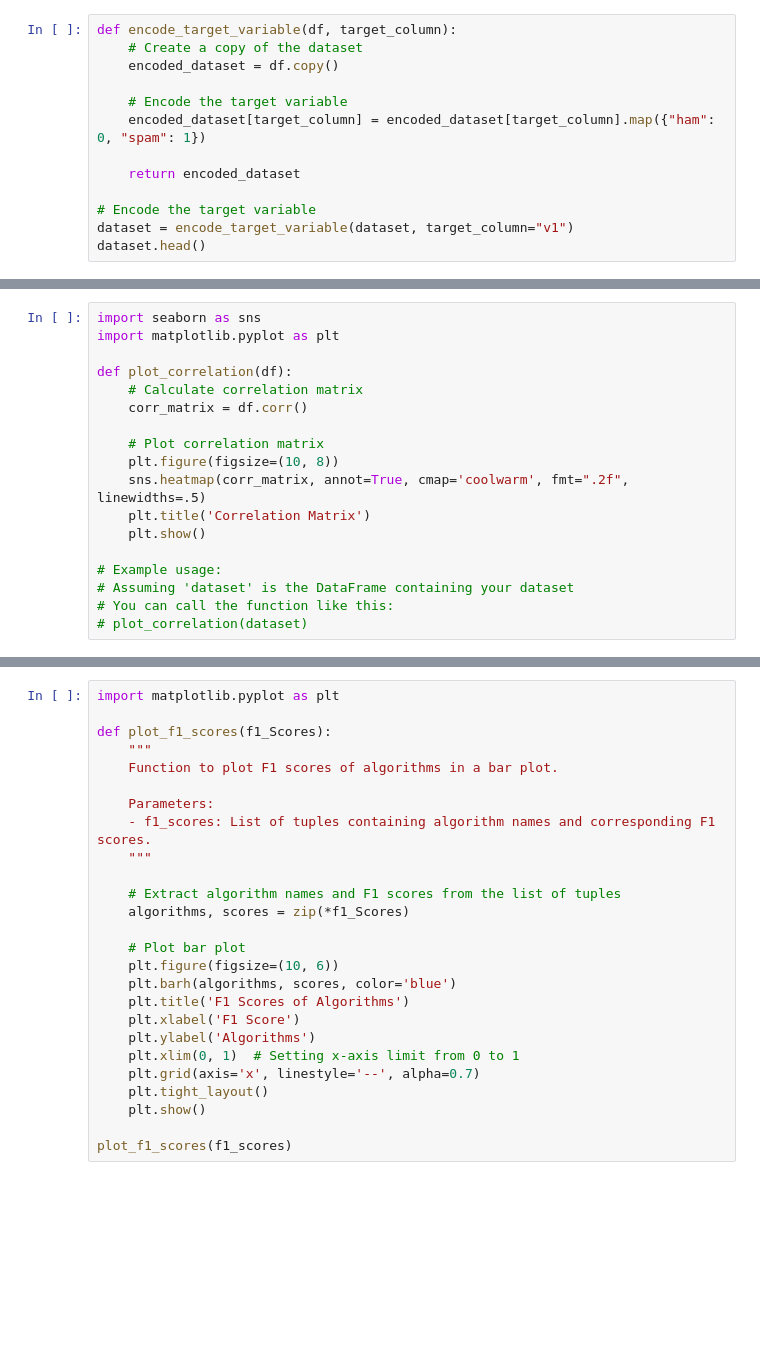
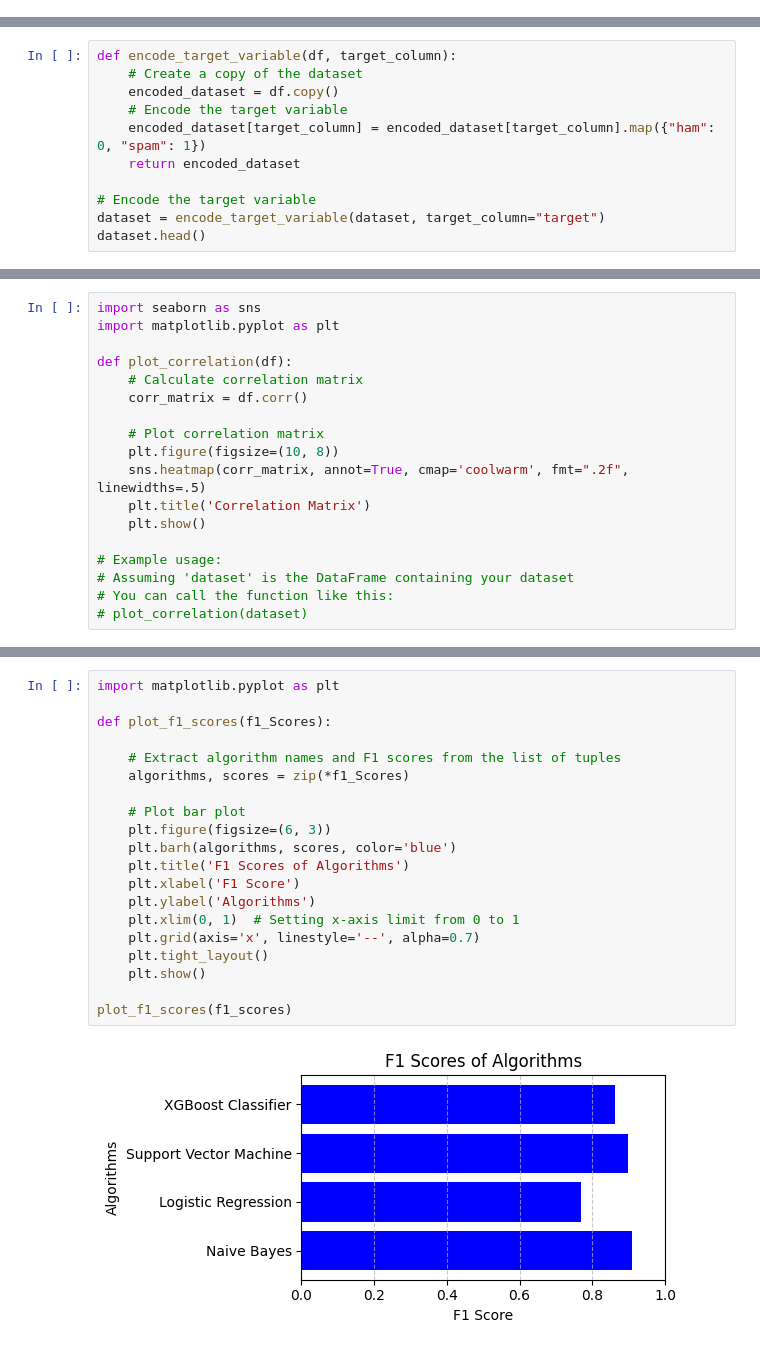
Before and after one commit to LungheSam/CODSOFT, a Jupyter notebook: Task-4_Spam_SMS_Dectector/spamClassifier.ipynb, the cells around one changed output, grey strips where cells are left out. Saved outputs shown, nothing was run; the diff lists cells and outputs as text; blank space fills up the shorter version.

```diff
--- a/Task-4_Spam_SMS_Dectector/spamClassifier.ipynb
+++ b/Task-4_Spam_SMS_Dectector/spamClassifier.ipynb
@@ -136,16 +179,3 @@ print_column_value_counts(dataset)
 #     print("Duplicates removed.")
 #     return df
 # dataset = remove_duplicates(dataset)
-# %%
-def encode_target_variable(df, target_column):
-    # Create a copy of the dataset
-    encoded_dataset = df.copy()
-
-    # Encode the target variable
-    encoded_dataset[target_column] = encoded_dataset[target_column].map({"ham": 0, "spam": 1})
-
-    return encoded_dataset
-
-# Encode the target variable
-dataset = encode_target_variable(dataset, target_column="v1")
-dataset.head()
@@ -156,0 +199,11 @@ dataset
+# %%
+def encode_target_variable(df, target_column):
+    # Create a copy of the dataset
+    encoded_dataset = df.copy()
+    # Encode the target variable
+    encoded_dataset[target_column] = encoded_dataset[target_column].map({"ham": 0, "spam": 1})
+    return encoded_dataset
+
+# Encode the target variable
+dataset = encode_target_variable(dataset, target_column="target")
+dataset.head()
@@ -272,26 +375,22 @@ for name, clf in classifiers.items():
 # %%
 import matplotlib.pyplot as plt
 
 def plot_f1_scores(f1_Scores):
-    """
-    Function to plot F1 scores of algorithms in a bar plot.
-
-    Parameters:
-    - f1_scores: List of tuples containing algorithm names and corresponding F1 scores.
-    """
 
     # Extract algorithm names and F1 scores from the list of tuples
     algorithms, scores = zip(*f1_Scores)
 
     # Plot bar plot
-    plt.figure(figsize=(10, 6))
+    plt.figure(figsize=(6, 3))
     plt.barh(algorithms, scores, color='blue')
     plt.title('F1 Scores of Algorithms')
     plt.xlabel('F1 Score')
     plt.ylabel('Algorithms')
     plt.xlim(0, 1)  # Setting x-axis limit from 0 to 1
     plt.grid(axis='x', linestyle='--', alpha=0.7)
     plt.tight_layout()
     plt.show()
 
 plot_f1_scores(f1_scores)
+# %% [output]
+[figure, added]
```
Also changed, not shown: parts of 31 cells of this notebook, 1 other file.
